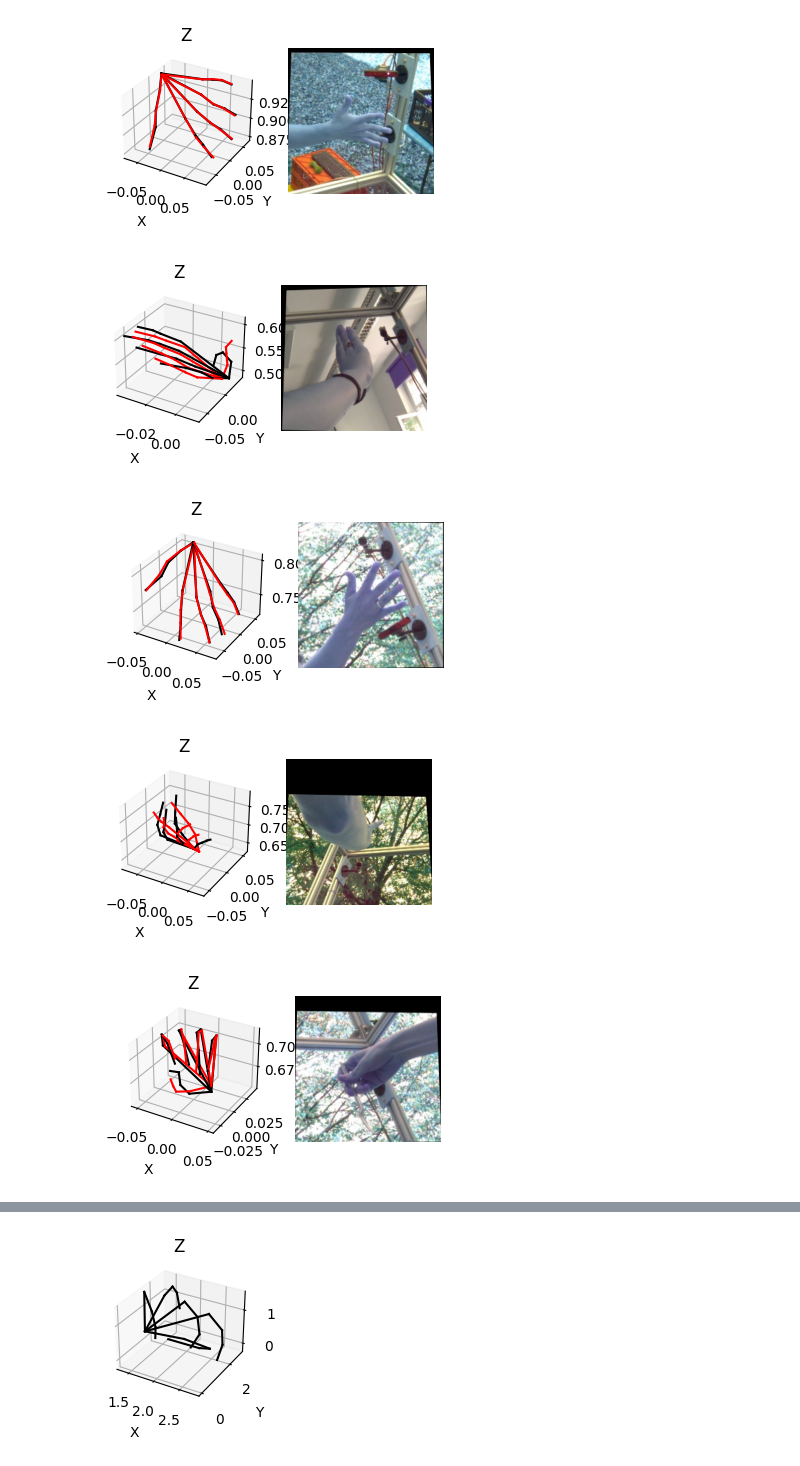
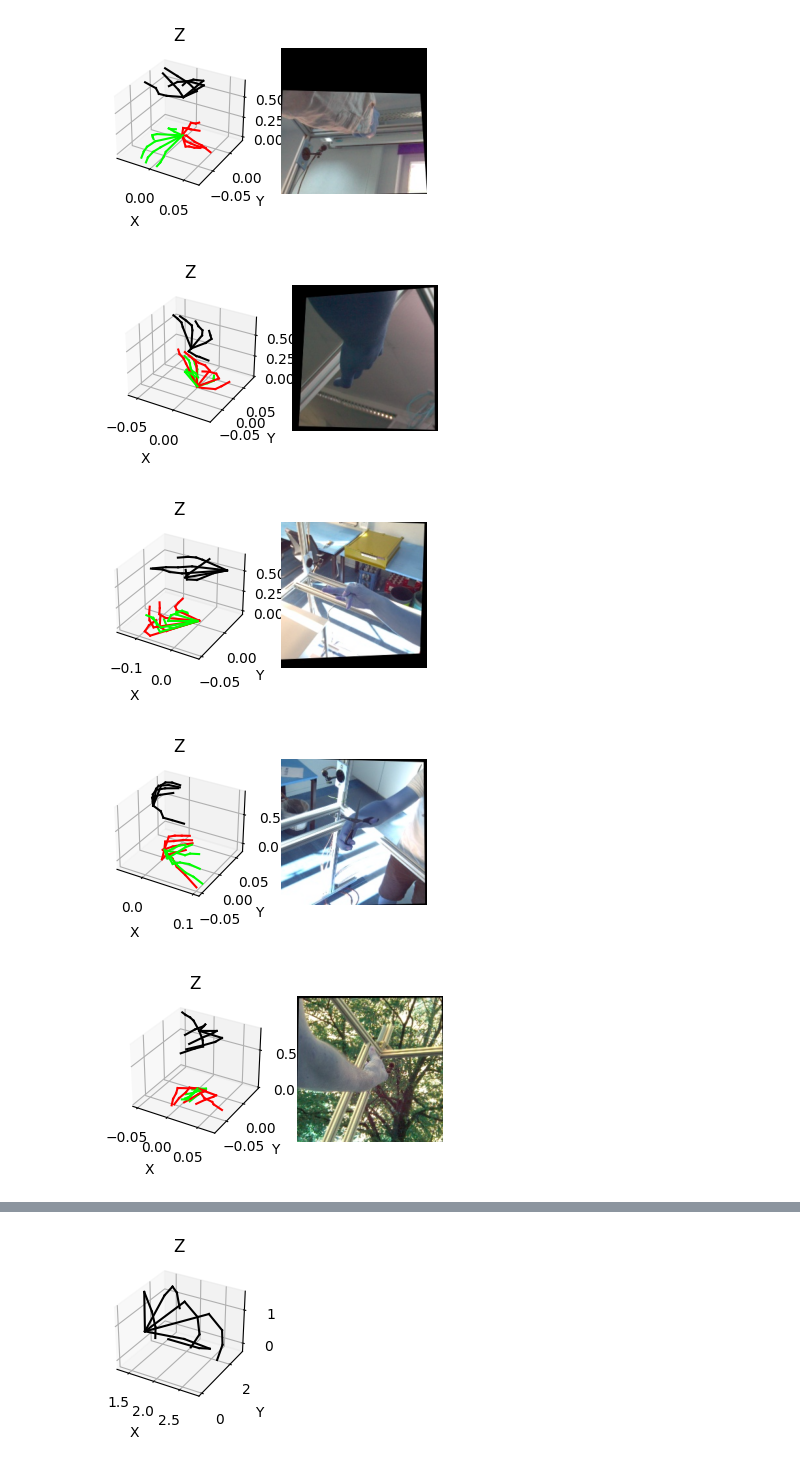
Before and after one commit to leejeongho3214/Synthetic-Hand-Dataset-Including-a-Forearm, a Jupyter notebook: src/tools/3d_visualize.ipynb, the cells around one changed output, grey strips where cells are left out. Drawn from its saved outputs; the diff is of its cells as text; code cells hidden in the pictures.

```diff
--- a/src/tools/3d_visualize.ipynb
+++ b/src/tools/3d_visualize.ipynb
@@ -5,45 +5,51 @@ import json
 
 
 with open("output/ours/frei/gcn/hrnet/loss/heatmap/add/gcn_0_0_1_layer_2/pred_gcn_0_0_1_layer_2.json") as f:
-    model1 = json.load(f)
+    model1 = json.load(f)[0]
 
 with open("output/ours/frei/ori/pred_ori.json") as f:
-    model2 = json.load(f)
+    model2 = json.load(f)[0]
 
 with open("output/ours/max_error_index.json") as f:
     error_index = json.load(f)
+# %%
+
+with open("../../datasets/frei_test/evaluation_xyz.json") as f:
+    gt_meta = json.load(f)
 # %%
 from mpl_toolkits.mplot3d import axes3d
 import matplotlib.pyplot as plt
 import numpy as np
 import cv2
 
 
 
-for idx in range(10):
-    gt = model1[idx][0]
-    pred = model2[idx][1]
+for idx in error_index:
+    gt = gt_meta[idx]
+    pred1 = model1[idx]
+    pred2 = model2[idx]
     fig = plt.figure(dpi= 100)
     ax1 = fig.add_subplot(131, projection ='3d')
     ax2 = fig.add_subplot(132)
     parents = [-1, 0, 1, 2, 3, 0, 5, 6, 7, 0, 9, 10, 11, 0, 13, 14, 15, 0, 17, 18, 19]
 
     for num in range(1,21):
 
         # ax1.scatter(joint_3d[num][0], joint_3d[num][1], joint_3d[num][2], c = 'blue')
         ax1.plot([gt[num][0], gt[parents[num]][0]], [gt[num][1], gt[parents[num]][1]], [gt[num][2], gt[parents[num]][2]], c = np.array((0, 0, 0))/255.)
-        ax1.plot([pred[num][0], pred[parents[num]][0]], [pred[num][1], pred[parents[num]][1]], [pred[num][2], pred[parents[num]][2]], c = np.array((255, 0, 0))/255.)
+        ax1.plot([pred1[num][0], pred1[parents[num]][0]], [pred1[num][1], pred1[parents[num]][1]], [pred1[num][2], pred1[parents[num]][2]], c = np.array((255, 0, 0))/255.)
+        ax1.plot([pred2[num][0], pred2[parents[num]][0]], [pred2[num][1], pred2[parents[num]][1]], [pred2[num][2], pred2[parents[num]][2]], c = np.array((0, 255, 0))/255.)
 
     img = cv2.imread(f'../../datasets/frei_test/evaluation/rgb/{str(idx).zfill(8)}.jpg')
     ax2.imshow(img)
     ax2.set_axis_off()
     ax1.set_xlabel("X")
     ax1.set_ylabel("Y")
     ax1.set_title("Z")
     plt.show()
 # %% [output]
-[figure, old version]
+[figure, new version]
-[figure, old version]
+[figure, new version]
-[figure, old version]
+[figure, new version]
-[figure, old version]
+[figure, new version]
-[figure, old version]
+[figure, new version]
```
Also changed, not shown: parts of 1 cell of this notebook, 1 other file.
